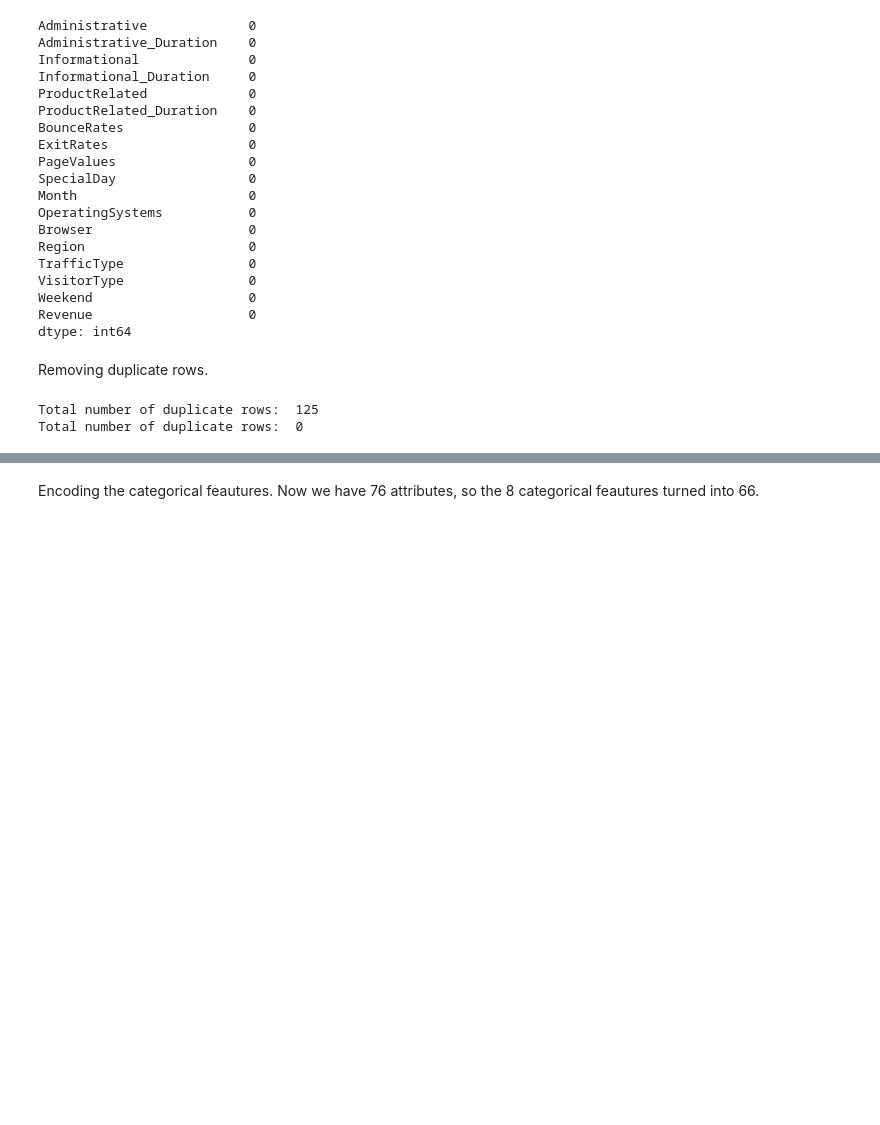
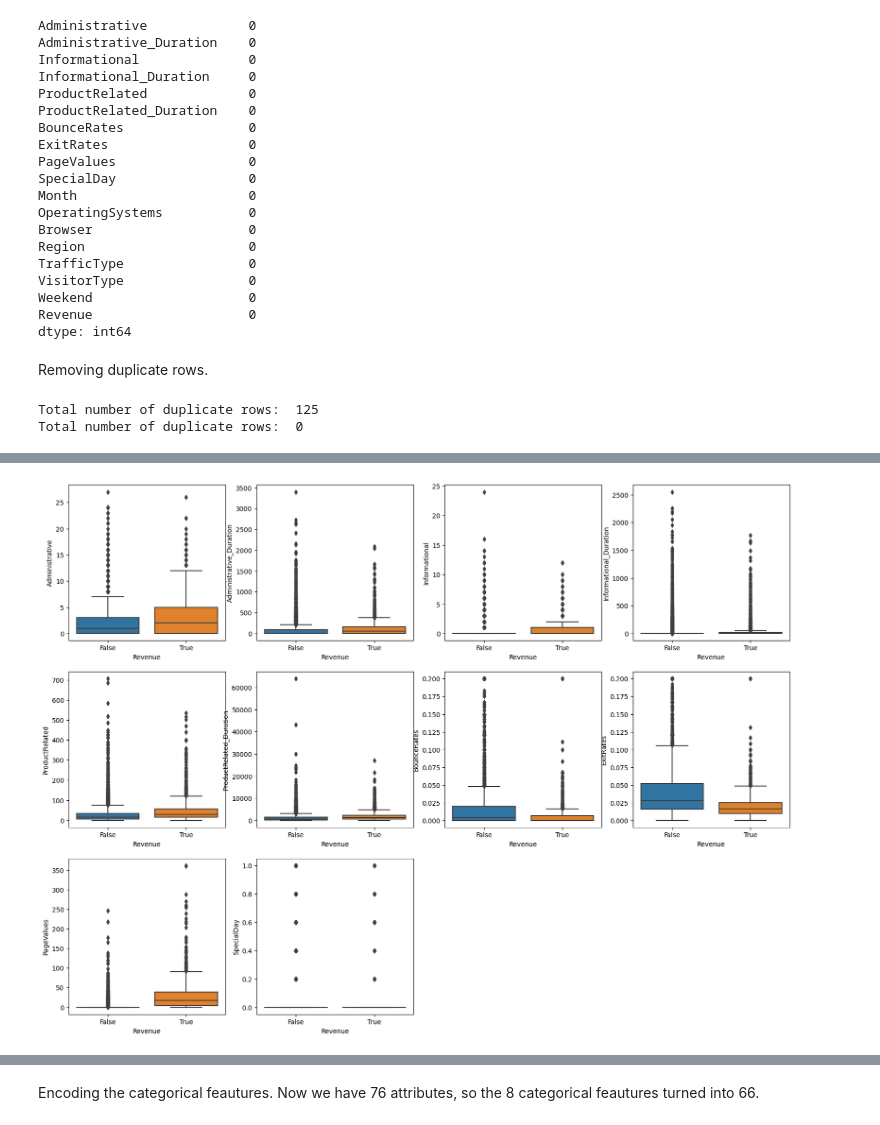
Before and after one commit to Joanaigs/Predict-Shopper-Behaviour-IA-Proj2, a Jupyter notebook: notebook.ipynb, the cells around one changed output, grey strips where cells are left out. Drawn from its saved outputs; the diff is of its cells as text; code cells hidden in the pictures; blank space fills up the shorter version.

```diff
--- a/notebook.ipynb
+++ b/notebook.ipynb
@@ -148,0 +157,9 @@ categorical_features=["OperatingSystems", "Browser", "Region", "TrafficType", "V
+# %%
+plt.figure(figsize=(20, 20))
+
+for i, collumn in enumerate(numerical_features):
+    plt.subplot(4, 4, i+1)
+    sb.boxplot(data=data, x=target, y=collumn)
+plt.show()
+# %% [output]
+[figure, added]
```
Also changed, not shown: parts of 26 cells of this notebook, 3 other files.
